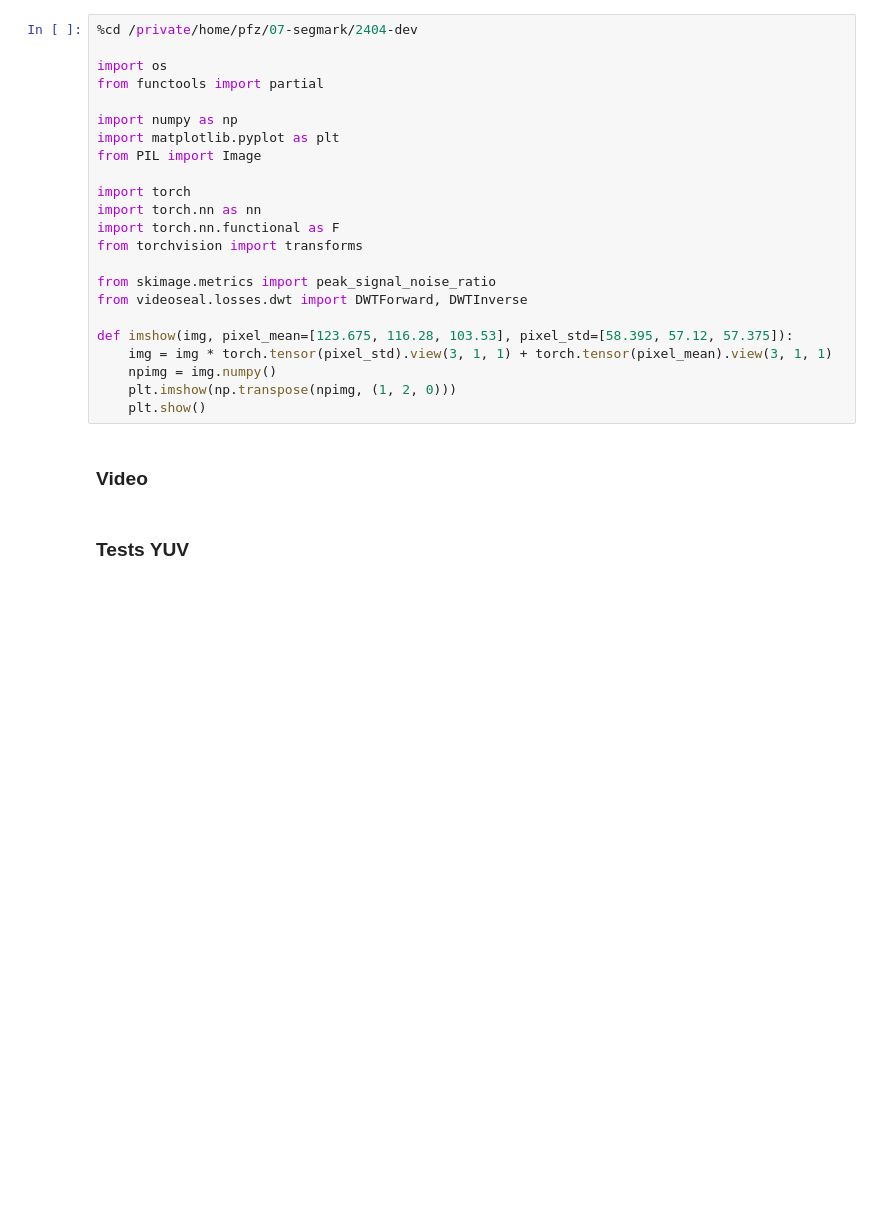
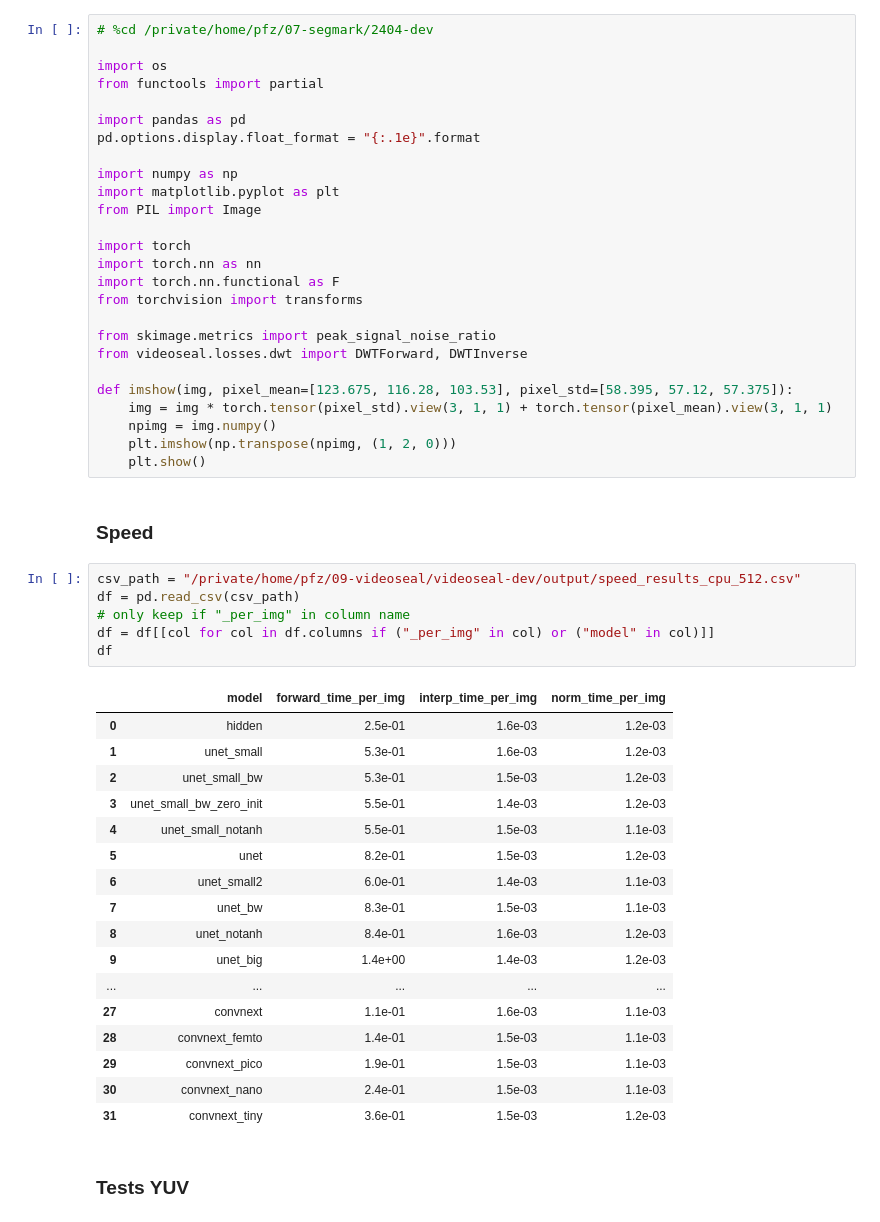
Before and after one commit to facebookresearch/videoseal, a Jupyter notebook: notebooks/demos/sandbox.ipynb, the cells around one changed output. Cells and saved outputs as stored; diff of their text form; blank space fills up the shorter version.

Commit message:
updated speed benchmark to be able to have normalizaiotn and interp time as well

```diff
--- a/notebooks/demos/sandbox.ipynb
+++ b/notebooks/demos/sandbox.ipynb
@@ -1,8 +1,11 @@
 # %%
-%cd /private/home/pfz/07-segmark/2404-dev
+# %cd /private/home/pfz/07-segmark/2404-dev
 
 import os
 from functools import partial
+
+import pandas as pd
+pd.options.display.float_format = "{:.1e}".format
 
 import numpy as np
 import matplotlib.pyplot as plt
@@ -22,7 +25,31 @@ def imshow(img, pixel_mean=[123.675, 116.28, 103.53], pixel_std=[58.395, 57.12,
     plt.imshow(np.transpose(npimg, (1, 2, 0)))
     plt.show()
 # %% [markdown]
-### Video
+### Speed
+# %%
+csv_path = "/private/home/pfz/09-videoseal/videoseal-dev/output/speed_results_cpu_512.csv"
+df = pd.read_csv(csv_path)
+# only keep if "_per_img" in column name
+df = df[[col for col in df.columns if ("_per_img" in col) or ("model" in col)]]
+df
+# %% [output]
+|  | model | forward_time_per_img | interp_time_per_img | norm_time_per_img |
+| 0 | hidden | 2.5e-01 | 1.6e-03 | 1.2e-03 |
+| 1 | unet_small | 5.3e-01 | 1.6e-03 | 1.2e-03 |
+| 2 | unet_small_bw | 5.3e-01 | 1.5e-03 | 1.2e-03 |
+| 3 | unet_small_bw_zero_init | 5.5e-01 | 1.4e-03 | 1.2e-03 |
+| 4 | unet_small_notanh | 5.5e-01 | 1.5e-03 | 1.1e-03 |
+| 5 | unet | 8.2e-01 | 1.5e-03 | 1.2e-03 |
+| 6 | unet_small2 | 6.0e-01 | 1.4e-03 | 1.1e-03 |
+| 7 | unet_bw | 8.3e-01 | 1.5e-03 | 1.1e-03 |
+| 8 | unet_notanh | 8.4e-01 | 1.6e-03 | 1.2e-03 |
+| 9 | unet_big | 1.4e+00 | 1.4e-03 | 1.2e-03 |
+| ... | ... | ... | ... | ... |
+| 27 | convnext | 1.1e-01 | 1.6e-03 | 1.1e-03 |
+| 28 | convnext_femto | 1.4e-01 | 1.5e-03 | 1.1e-03 |
+| 29 | convnext_pico | 1.9e-01 | 1.5e-03 | 1.1e-03 |
+| 30 | convnext_nano | 2.4e-01 | 1.5e-03 | 1.1e-03 |
+| 31 | convnext_tiny | 3.6e-01 | 1.5e-03 | 1.2e-03 |
 # %% [markdown]
 ### Tests YUV
 # %%
```
Also changed, not shown: 2 other files.
